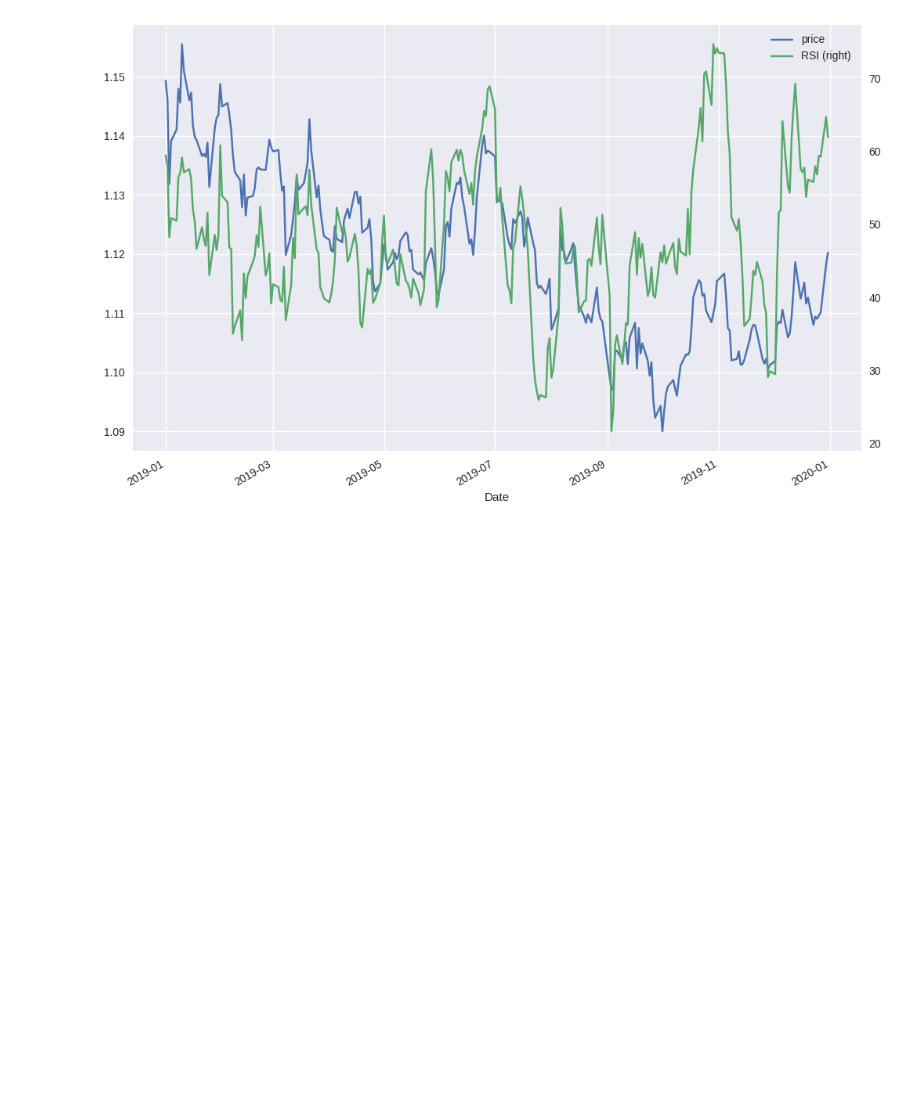
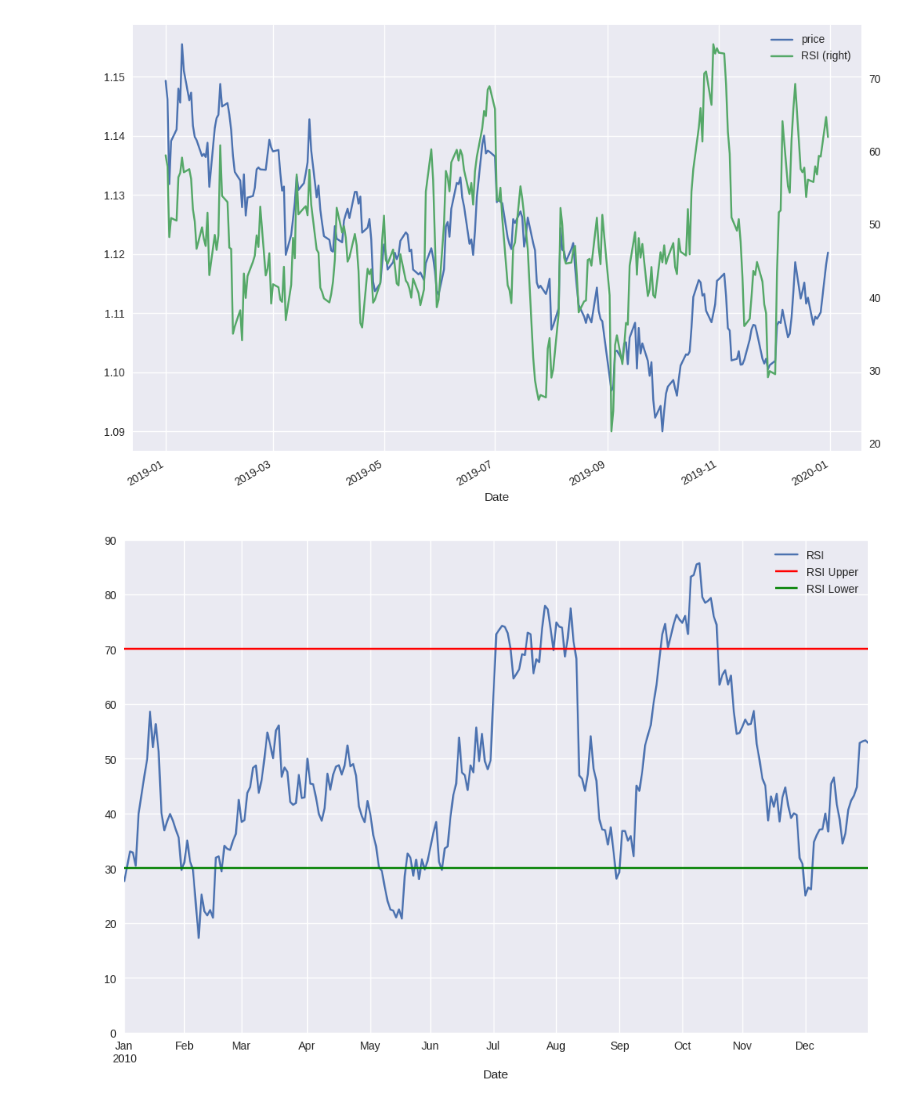
Before and after one commit to yungshun317/pd-algo-trading, a Jupyter notebook: oscillator.ipynb, the cells around one changed output. Saved outputs shown, nothing was run; the diff lists cells and outputs as text; code cells hidden in the pictures; blank space fills up the shorter version.

```diff
--- a/oscillator.ipynb
+++ b/oscillator.ipynb
@@ -58,9 +58,9 @@ Date
 2020-06-30    0.002134
 Name: price, Length: 4275, dtype: float64
 # %%
-df["U"] = np.where(df.price.diff() > 0, df.price.diff(), 0)
-df["D"] = np.where(df.price.diff() < 0, -df.price.diff(), 0)
-df
+data["U"] = np.where(data.price.diff() > 0, data.price.diff(), 0)
+data["D"] = np.where(data.price.diff() < 0, -data.price.diff(), 0)
+data
 # %% [output]
 |  | price | U | D |
 | Date |  |  |  |
@@ -79,9 +79,9 @@ df
 # %%
 periods = 20
 
-df["MA_U"] = df.U.rolling(periods).mean()
-df["MA_D"] = df.D.rolling(periods).mean()
-df
+data["MA_U"] = data.U.rolling(periods).mean()
+data["MA_D"] = data.D.rolling(periods).mean()
+data
 # %% [output]
 |  | price | U | D | MA_U | MA_D |
 | Date |  |  |  |  |  |
@@ -98,8 +98,8 @@ df
 | 2020-06-30 | 1.124720 | 0.002134 | 0.000000 | 0.002587 | 0.001981 |
 4275 rows × 5 columns
 # %%
-df["RSI"] = df.MA_U / (df.MA_U + df.MA_D) * 100
-df
+data["RSI"] = data.MA_U / (data.MA_U + data.MA_D) * 100
+data
 # %% [output]
 |  | price | U | D | MA_U | MA_D | RSI |
 | Date |  |  |  |  |  |  |
@@ -116,8 +116,8 @@ df
 | 2020-06-30 | 1.124720 | 0.002134 | 0.000000 | 0.002587 | 0.001981 | 56.636052 |
 4275 rows × 6 columns
 # %%
-df.dropna(inplace=True)
-df
+data.dropna(inplace=True)
+data
 # %% [output]
 |  | price | U | D | MA_U | MA_D | RSI |
 | Date |  |  |  |  |  |  |
@@ -138,3 +138,15 @@ df.loc["2019", ["price", "RSI"]].plot(figsize = (12, 8), secondary_y = "RSI")
 plt.show()
 # %% [output]
 [figure]
+# %%
+rsi_upper = 70
+rsi_lower = 30
+
+data.loc["2010", ["RSI"]].plot(figsize=(12, 8))
+plt.hlines(y=rsi_upper, xmin=data.index[0], xmax=data.index[-1], label="RSI Upper", color = "r")
+plt.hlines(y=rsi_lower, xmin=data.index[0], xmax=data.index[-1], label="RSI Lower", color = "g")
+plt.yticks(ticks = range(0, 100, 10))
+plt.legend()
+plt.show()
+# %% [output]
+[figure, added]
```
Also changed, not shown: parts of 18 cells of this notebook, 2 other files.
